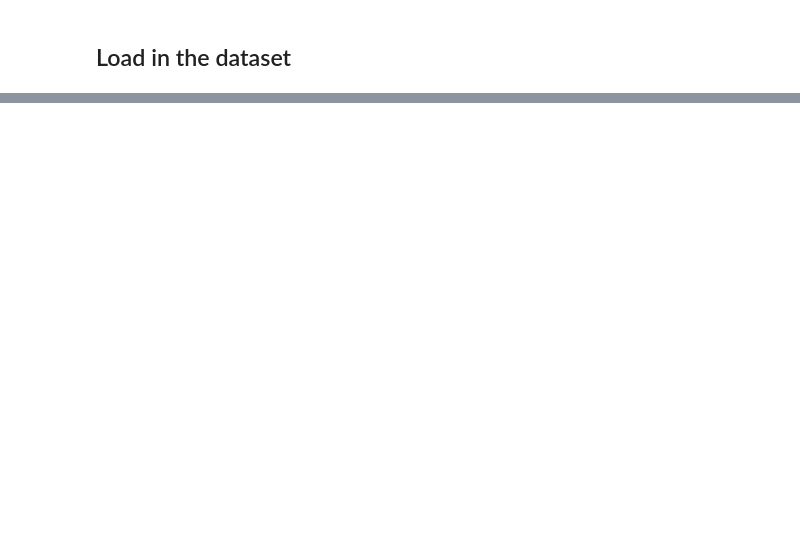
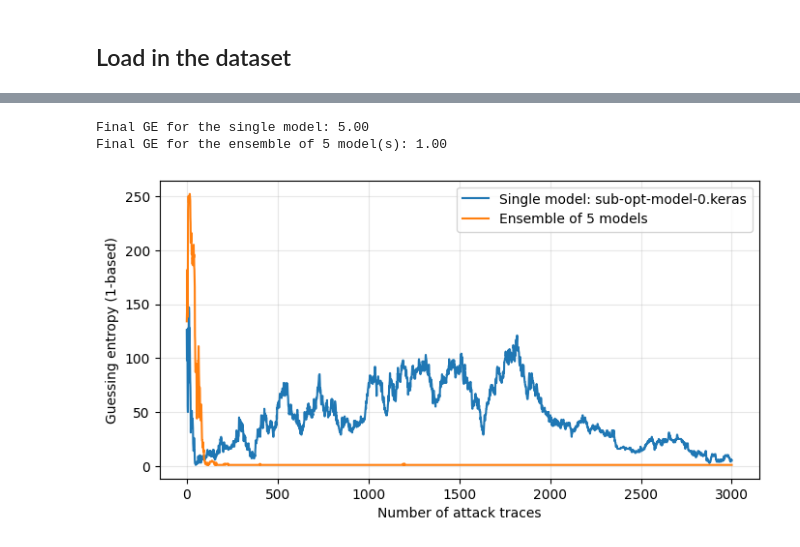
Before and after one commit to Azi-Lizzy/ii-dlsca, a Jupyter notebook: 01_Ensemble_Learning.ipynb, the cells around one changed output, grey strips where cells are left out. Saved outputs shown, nothing was run; the diff lists cells and outputs as text; code cells hidden in the pictures; blank space fills up the shorter version.

```diff
--- a/01_Ensemble_Learning.ipynb
+++ b/01_Ensemble_Learning.ipynb
@@ -52,0 +300,22 @@ print("This is a test")
+# %%
+# Combine model predictions by summing log probabilities, as in the original project.
+ensemble_log_probabilities = np.zeros_like(probabilities_all[model_files[0]], dtype=np.float64)
+for filename in model_files:
+    ensemble_log_probabilities += np.log(probabilities_all[filename].astype(np.float64) + 1e-40)
+
+ge_ensemble = calculate_ge(ensemble_log_probabilities)
+print(f'Final GE for the single model: {ge_single[-1]:.2f}')
+print(f'Final GE for the ensemble of {len(model_files)} model(s): {ge_ensemble[-1]:.2f}')
+
+plt.figure(figsize=(8, 4))
+plt.plot(trace_axis, ge_single, label=f'Single model: {single_model}')
+plt.plot(trace_axis, ge_ensemble, label=f'Ensemble of {len(model_files)} models')
+plt.xlabel('Number of attack traces')
+plt.ylabel('Guessing entropy (1-based)')
+plt.legend()
+plt.grid(alpha=0.3)
+plt.show()
+# %% [output]
+Final GE for the single model: 5.00
+Final GE for the ensemble of 5 model(s): 1.00
+[figure, added]
```
Also changed, not shown: parts of 14 cells of this notebook.
